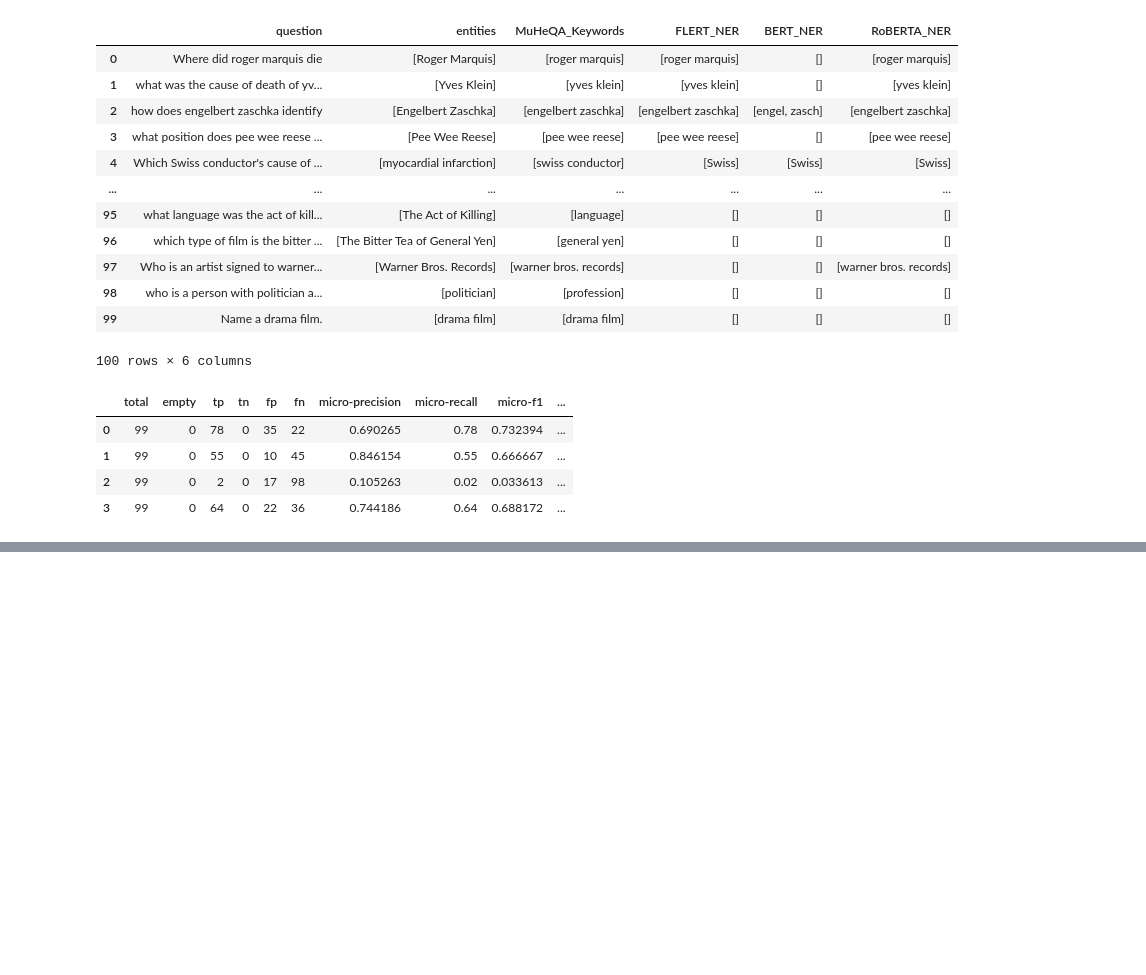
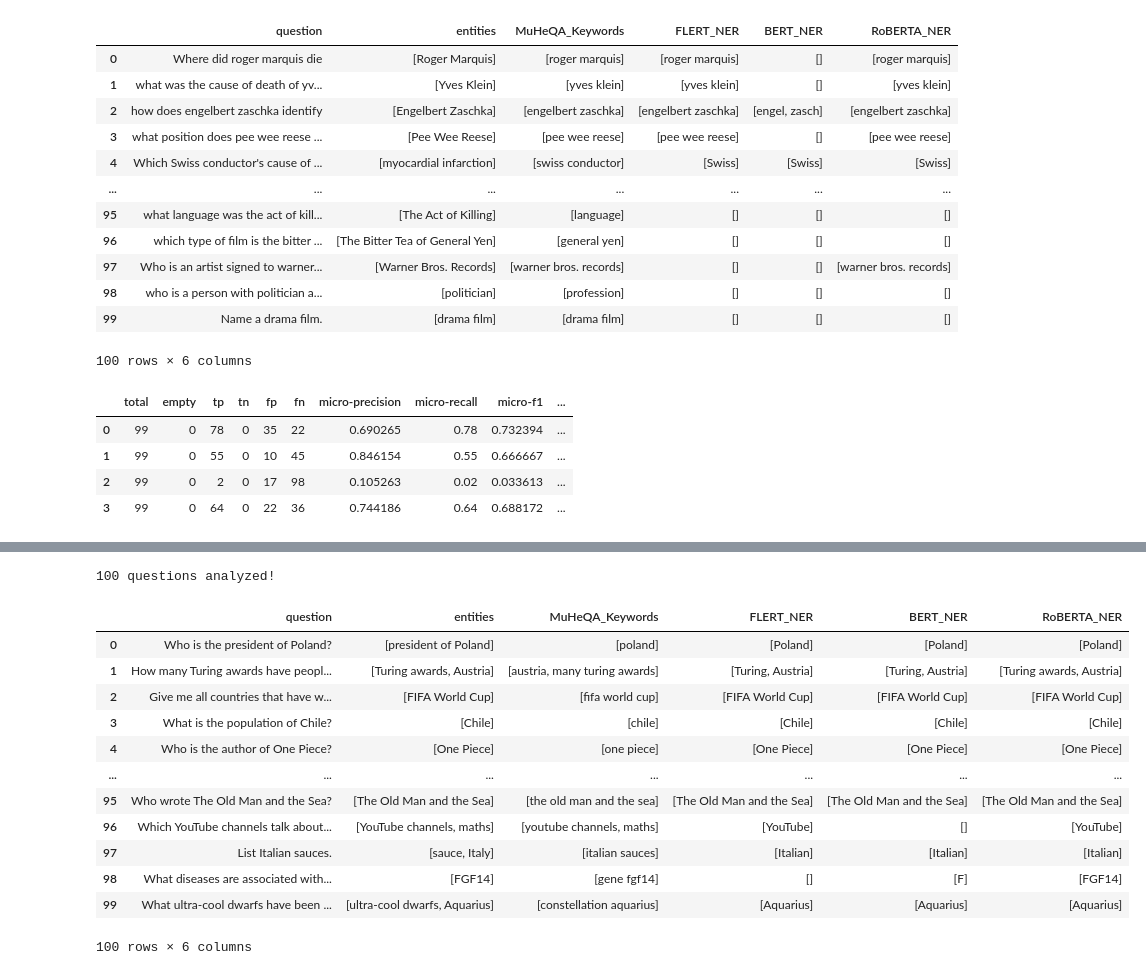
Before and after one commit to librairy/MuHeQA, a Jupyter notebook: eval_keywords.ipynb, the cells around one changed output, grey strips where cells are left out. Saved outputs shown, nothing was run; the diff lists cells and outputs as text; code cells hidden in the pictures; blank space fills up the shorter version.

Commit message:
disovery of keywords

```diff
--- a/eval_keywords.ipynb
+++ b/eval_keywords.ipynb
@@ -404,0 +407,13 @@ make_report('sq_results')
+# %%
+import pandas as pd
+df = pd.read_csv('datasets/wikidataQA/wqa-labels.csv', index_col=0)
+entities = []
+questions = []
+for index, row in df.iterrows():
+    entity = row['subject_labels'].replace("[","").replace("]","").replace("\'","").split(",")
+    question = row['question']
+    if (entity[0].lower() in question.lower()):
+        entities.append(entity)
+        questions.append(question)
+wqa_df = pd.DataFrame(list(zip(questions, entities)),columns =['question', 'entities'])
+wqa_df.head()
@@ -404,0 +435,17 @@ make_report('sq_results')
+# %%
+evaluate_data('wqa_results',wqa_df)
+# %% [output]
+100 questions analyzed!
+|  | question | entities | MuHeQA_Keywords | FLERT_NER | BERT_NER | RoBERTA_NER |
+| 0 | Who is the president of Poland? | [president of Poland] | [poland] | [Poland] | [Poland] | [Poland] |
+| 1 | How many Turing awards have peopl... | [Turing awards, Austria] | [austria, many turing awards] | [Turing, Austria] | [Turing, Austria] | [Turing awards, Austria] |
+| 2 | Give me all countries that have w... | [FIFA World Cup] | [fifa world cup] | [FIFA World Cup] | [FIFA World Cup] | [FIFA World Cup] |
+| 3 | What is the population of Chile? | [Chile] | [chile] | [Chile] | [Chile] | [Chile] |
+| 4 | Who is the author of One Piece? | [One Piece] | [one piece] | [One Piece] | [One Piece] | [One Piece] |
+| ... | ... | ... | ... | ... | ... | ... |
+| 95 | Who wrote The Old Man and the Sea? | [The Old Man and the Sea] | [the old man and the sea] | [The Old Man and the Sea] | [The Old Man and the Sea] | [The Old Man and the Sea] |
+| 96 | Which YouTube channels talk about... | [YouTube channels, maths] | [youtube channels, maths] | [YouTube] | [] | [YouTube] |
+| 97 | List Italian sauces. | [sauce, Italy] | [italian sauces] | [Italian] | [Italian] | [Italian] |
+| 98 | What diseases are associated with... | [FGF14] | [gene fgf14] | [] | [F] | [FGF14] |
+| 99 | What ultra-cool dwarfs have been ... | [ultra-cool dwarfs, Aquarius] | [constellation aquarius] | [Aquarius] | [Aquarius] | [Aquarius] |
+100 rows × 6 columns
```
Also changed, not shown: parts of 6 cells of this notebook, 2 other files.
